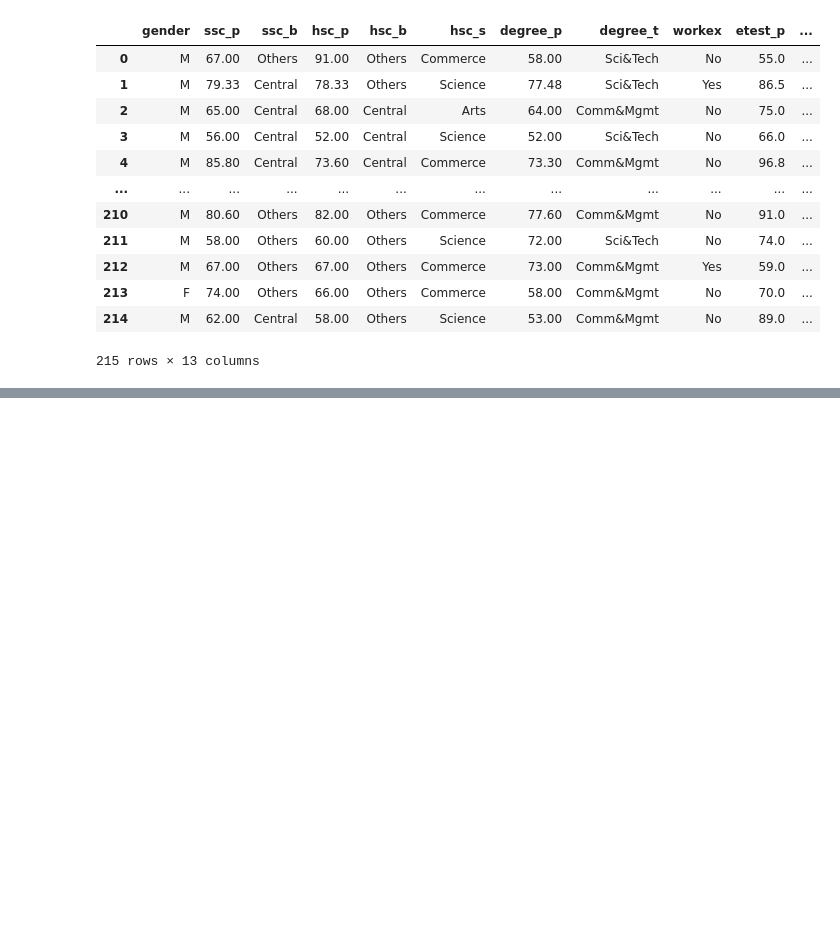
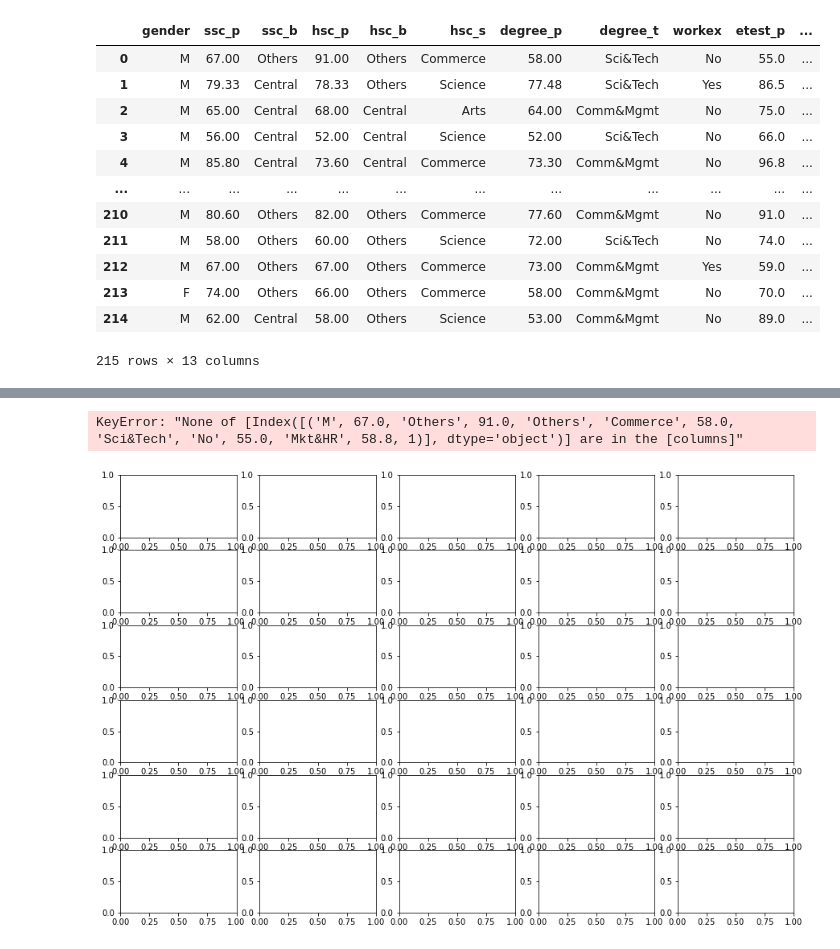
Before and after one commit to joelrizkyw/ProjekDataMining, a Jupyter notebook: febry.ipynb, the cells around one changed output, grey strips where cells are left out. Cells and saved outputs as stored; diff of their text form; code cells hidden in the pictures; blank space fills up the shorter version.

```diff
--- a/febry.ipynb
+++ b/febry.ipynb
@@ -90,0 +109,5 @@ df
+# %%
+# Dataframe untuk status = 1 (Placed)
+df_status_1 = df[df["status"] == 1]
+
+df_status_1
@@ -90,0 +128,18 @@ df
+# %%
+# Outlier detection untuk df_status_1
+list_columns_1 = list(df_status_1.values)
+
+num_rows = 6
+num_columns = 5
+
+fig, axes = plt.subplots(num_rows, num_columns, figsize=(15, 10))
+
+for idx, column_name in enumerate(list_columns_1):
+
+    df.boxplot(column_name, ax = axes.flatten()[idx])
+
+plt.tight_layout(pad=4.0)
+plt.show()
+# %% [output]
+KeyError: "None of [Index([('M', 67.0, 'Others', 91.0, 'Others', 'Commerce', 58.0, 'Sci&Tech', 'No', 55.0, 'Mkt&HR', 58.8, 1)], dtype='object')] are in the [columns]"
+[figure, added]
```
Also changed, not shown: parts of 7 cells of this notebook.
